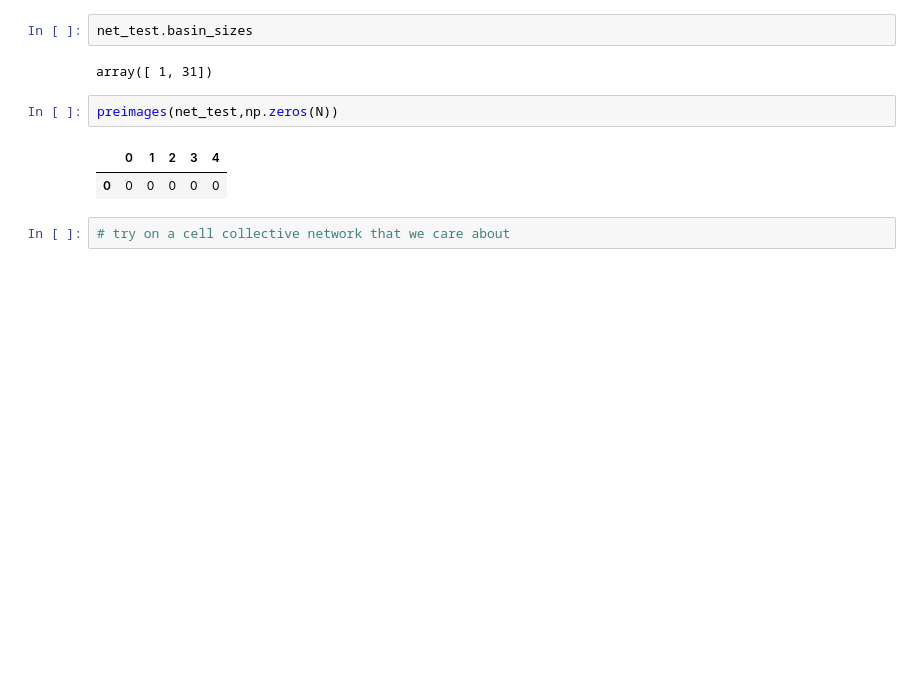
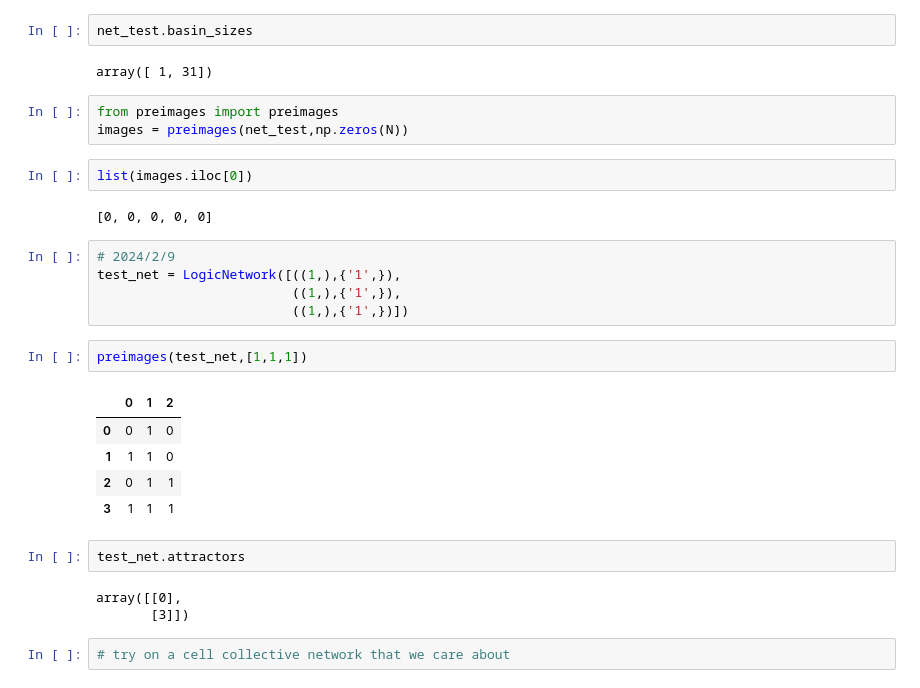
Before and after one commit to bcdaniels/Control-of-Synthetic-Boolean-Networks, a Jupyter notebook: CK_basin_sizes/develop-activating-states-function.ipynb, the cells around one changed output. Cells and saved outputs as stored; diff of their text form; blank space fills up the shorter version.

```diff
--- a/CK_basin_sizes/develop-activating-states-function.ipynb
+++ b/CK_basin_sizes/develop-activating-states-function.ipynb
@@ -213,10 +227,30 @@ net_test.basin_sizes
 # %% [output]
 array([ 1, 31])
 # %%
-preimages(net_test,np.zeros(N))
+from preimages import preimages
+images = preimages(net_test,np.zeros(N))
-# %% [output]
-|  | 0 | 1 | 2 | 3 | 4 |
-| 0 | 0 | 0 | 0 | 0 | 0 |
+# %%
+list(images.iloc[0])
+# %% [output]
+[0, 0, 0, 0, 0]
+# %%
+# 2024/2/9
+test_net = LogicNetwork([((1,),{'1',}),
+                         ((1,),{'1',}),
+                         ((1,),{'1',})])
+# %%
+preimages(test_net,[1,1,1])
+# %% [output]
+|  | 0 | 1 | 2 |
+| 0 | 0 | 1 | 0 |
+| 1 | 1 | 1 | 0 |
+| 2 | 0 | 1 | 1 |
+| 3 | 1 | 1 | 1 |
+# %%
+test_net.attractors
+# %% [output]
+array([[0],
+       [3]])
 # %%
 # try on a cell collective network that we care about
 # %%
```
Also changed, not shown: parts of 5 cells of this notebook, 2 other files.
